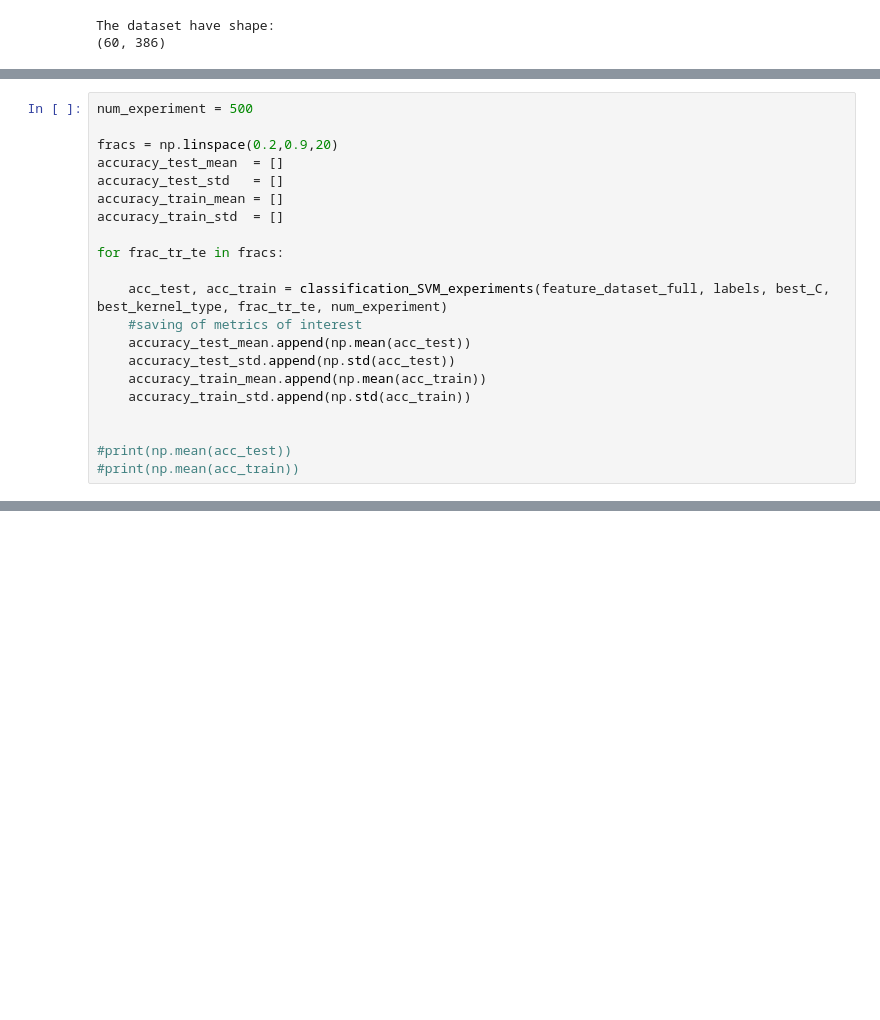
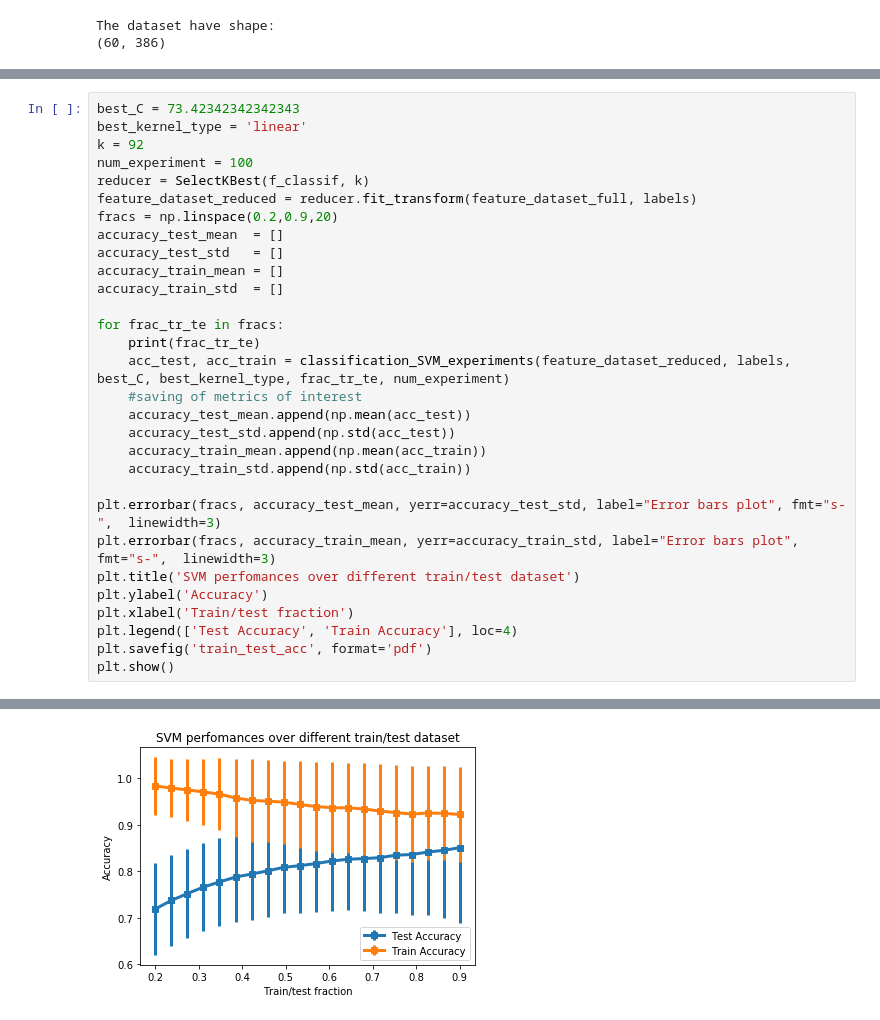
Before and after one commit to mrektor/BCI-ThoughtRecognition, a Jupyter notebook: Final_code/SVM_EEG_signal.ipynb, the cells around one changed output, grey strips where cells are left out. Saved outputs shown, nothing was run; the diff lists cells and outputs as text; blank space fills up the shorter version.

```diff
--- a/Final_code/SVM_EEG_signal.ipynb
+++ b/Final_code/SVM_EEG_signal.ipynb
@@ -259,6 +512,10 @@ def classification_SVM_experiments(X, Y, best_C_input, best_kernel_type, fractio
 # %%
-num_experiment = 500
-
+best_C = 73.42342342342343
+best_kernel_type = 'linear'
+k = 92
+num_experiment = 100
+reducer = SelectKBest(f_classif, k)
+feature_dataset_reduced = reducer.fit_transform(feature_dataset_full, labels)
 fracs = np.linspace(0.2,0.9,20)
 accuracy_test_mean  = []
 accuracy_test_std   = []
@@ -266,14 +523,20 @@ accuracy_train_mean = []
 accuracy_train_std  = []
 
 for frac_tr_te in fracs:
-
-    acc_test, acc_train = classification_SVM_experiments(feature_dataset_full, labels, best_C, best_kernel_type, frac_tr_te, num_experiment)
+    print(frac_tr_te)
+    acc_test, acc_train = classification_SVM_experiments(feature_dataset_reduced, labels, best_C, best_kernel_type, frac_tr_te, num_experiment)
     #saving of metrics of interest
     accuracy_test_mean.append(np.mean(acc_test))
     accuracy_test_std.append(np.std(acc_test))
     accuracy_train_mean.append(np.mean(acc_train))
     accuracy_train_std.append(np.std(acc_train))
 
-
-#print(np.mean(acc_test))
-#print(np.mean(acc_train))
+plt.errorbar(fracs, accuracy_test_mean, yerr=accuracy_test_std, label="Error bars plot", fmt="s-",  linewidth=3)
+plt.errorbar(fracs, accuracy_train_mean, yerr=accuracy_train_std, label="Error bars plot", fmt="s-",  linewidth=3)
+plt.title('SVM perfomances over different train/test dataset')
+plt.ylabel('Accuracy')
+plt.xlabel('Train/test fraction')
+plt.legend(['Test Accuracy', 'Train Accuracy'], loc=4)
+plt.savefig('train_test_acc', format='pdf')
+plt.show()
+# %% [output]
@@ -279,0 +563 @@ for frac_tr_te in fracs:
+[figure, added]
```
Also changed, not shown: parts of 22 cells of this notebook, 5 other files.
